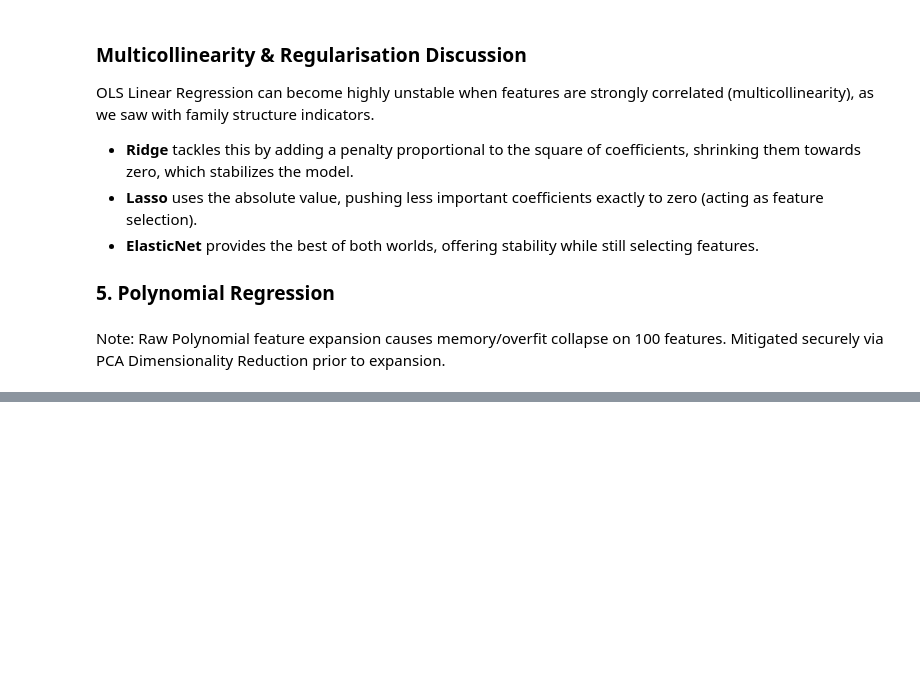
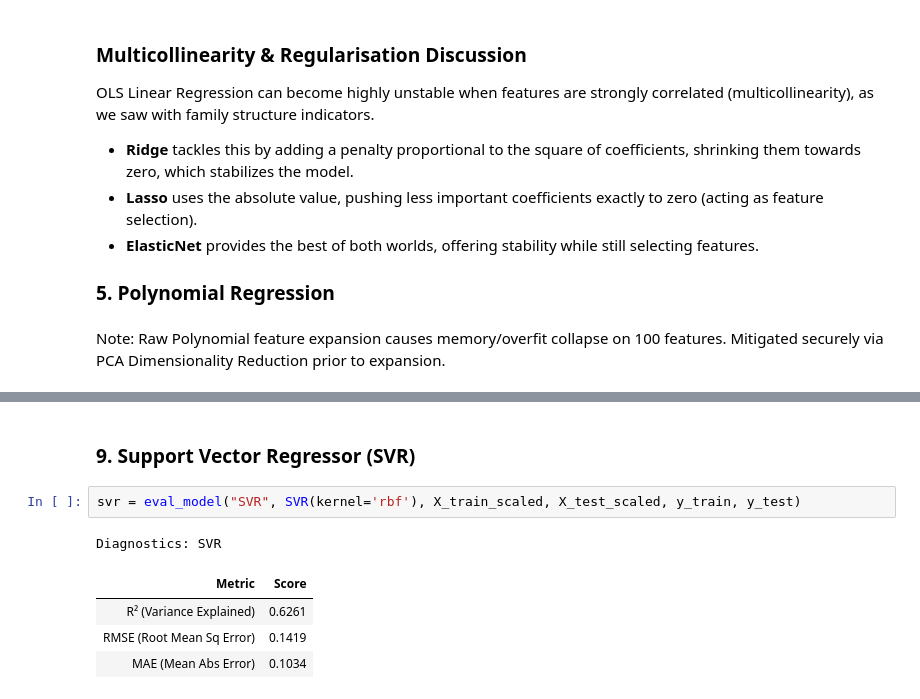
Before and after one commit to Reshma925/Vectora, a Jupyter notebook: Regression Track A/Regression.ipynb, the cells around one changed output, grey strips where cells are left out. Saved outputs shown, nothing was run; the diff lists cells and outputs as text; blank space fills up the shorter version.

```diff
--- a/Regression Track A/Regression.ipynb
+++ b/Regression Track A/Regression.ipynb
@@ -487,0 +518,10 @@ poly = eval_model("Polynomial Regression (PCA=10)", poly_pipe, X_train_scaled, X
+# %% [markdown]
+### 9. Support Vector Regressor (SVR)
+# %%
+svr = eval_model("SVR", SVR(kernel='rbf'), X_train_scaled, X_test_scaled, y_train, y_test)
+# %% [output]
+Diagnostics: SVR
+| Metric | Score |
+| R² (Variance Explained) | 0.6261 |
+| RMSE (Root Mean Sq Error) | 0.1419 |
+| MAE (Mean Abs Error) | 0.1034 |
```
Also changed, not shown: parts of 15 cells of this notebook.
